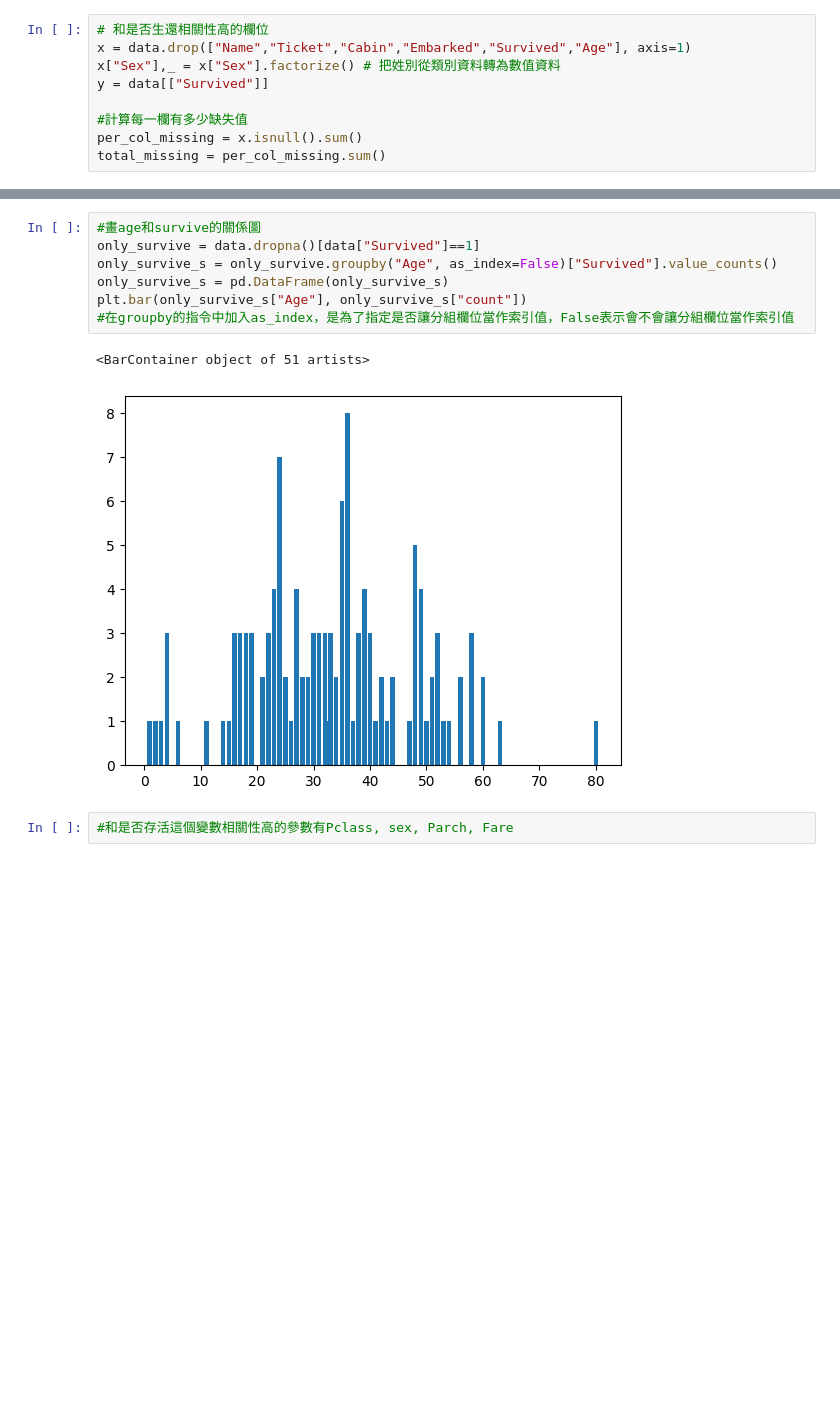
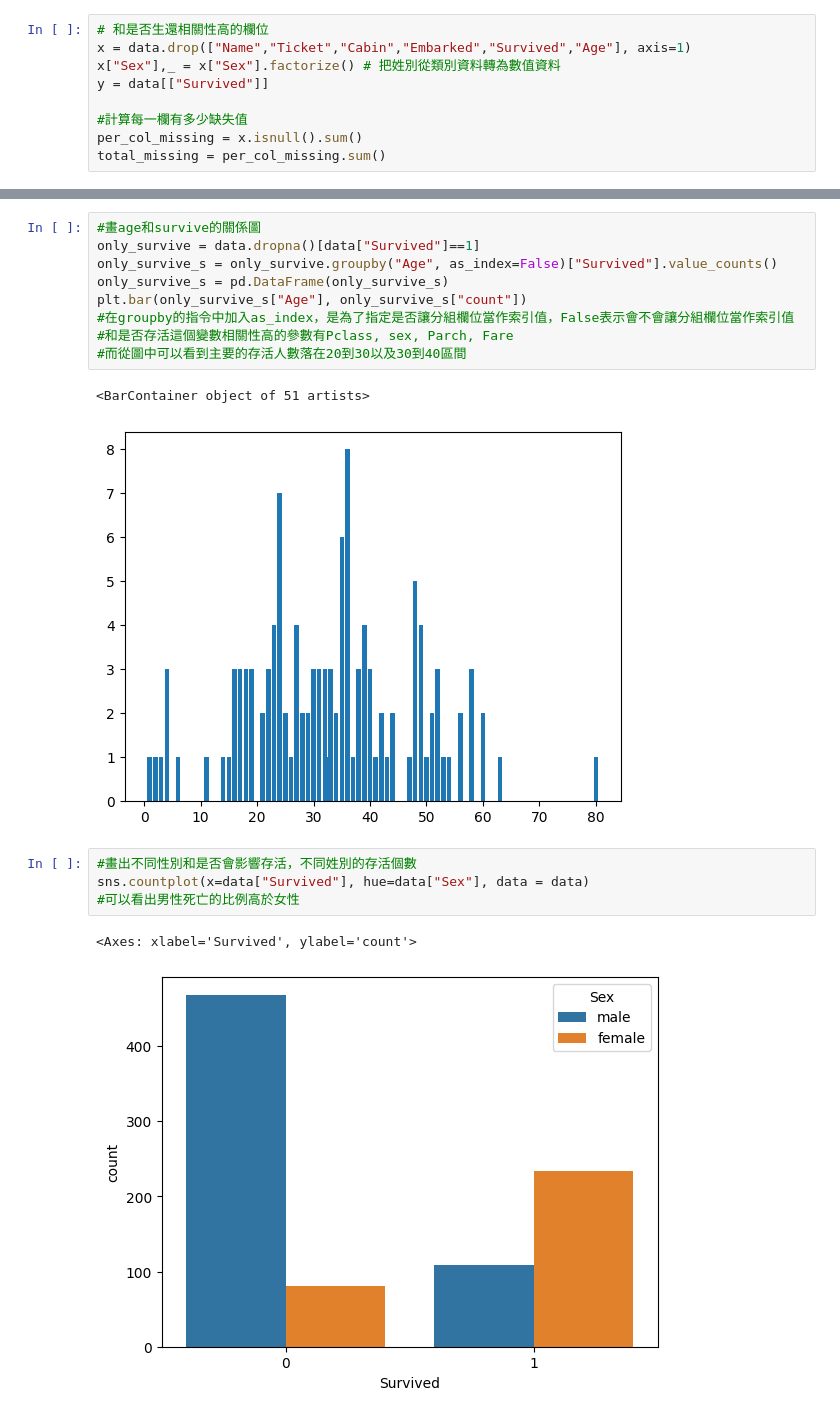
Before and after one commit to BanyanLiu/titanic-analysis2, a Jupyter notebook: 專題實作_鐵達尼號存活預測.ipynb, the cells around one changed output, grey strips where cells are left out. Saved outputs shown, nothing was run; the diff lists cells and outputs as text; blank space fills up the shorter version.

```diff
--- a/專題實作_鐵達尼號存活預測.ipynb
+++ b/專題實作_鐵達尼號存活預測.ipynb
@@ -50,8 +52,15 @@ only_survive_s = only_survive.groupby("Age", as_index=False)["Survived"].value_c
 only_survive_s = pd.DataFrame(only_survive_s)
 plt.bar(only_survive_s["Age"], only_survive_s["count"])
 #在groupby的指令中加入as_index，是為了指定是否讓分組欄位當作索引值，False表示會不會讓分組欄位當作索引值
+#和是否存活這個變數相關性高的參數有Pclass, sex, Parch, Fare
+#而從圖中可以看到主要的存活人數落在20到30以及30到40區間
 # %% [output]
 <BarContainer object of 51 artists>
 [figure]
-# %%
-#和是否存活這個變數相關性高的參數有Pclass, sex, Parch, Fare
+# %%
+#畫出不同性別和是否會影響存活，不同姓別的存活個數
+sns.countplot(x=data["Survived"], hue=data["Sex"], data = data)
+#可以看出男性死亡的比例高於女性
+# %% [output]
+<Axes: xlabel='Survived', ylabel='count'>
+[figure, added]
```
Also changed, not shown: parts of 7 cells of this notebook.
